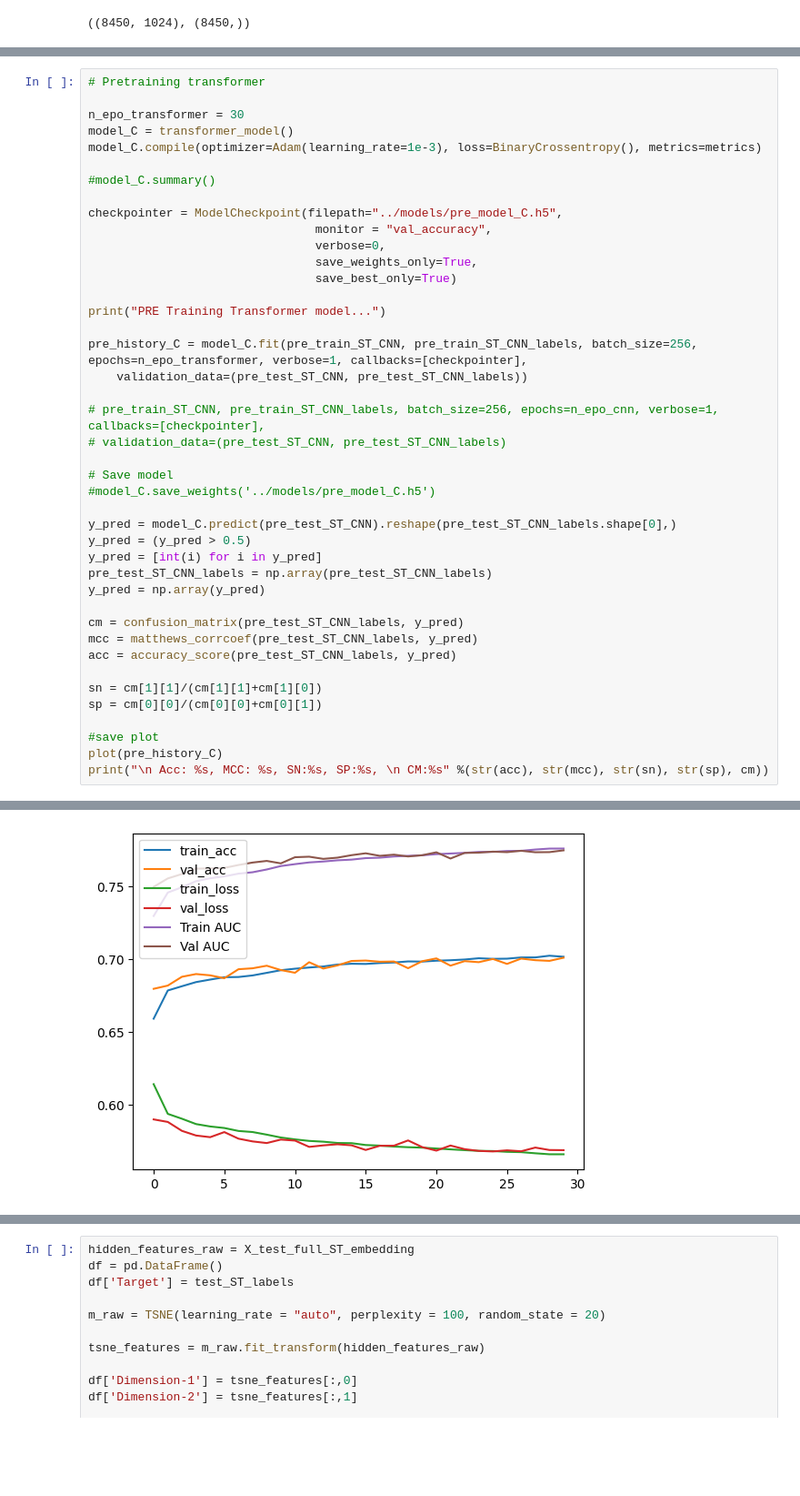
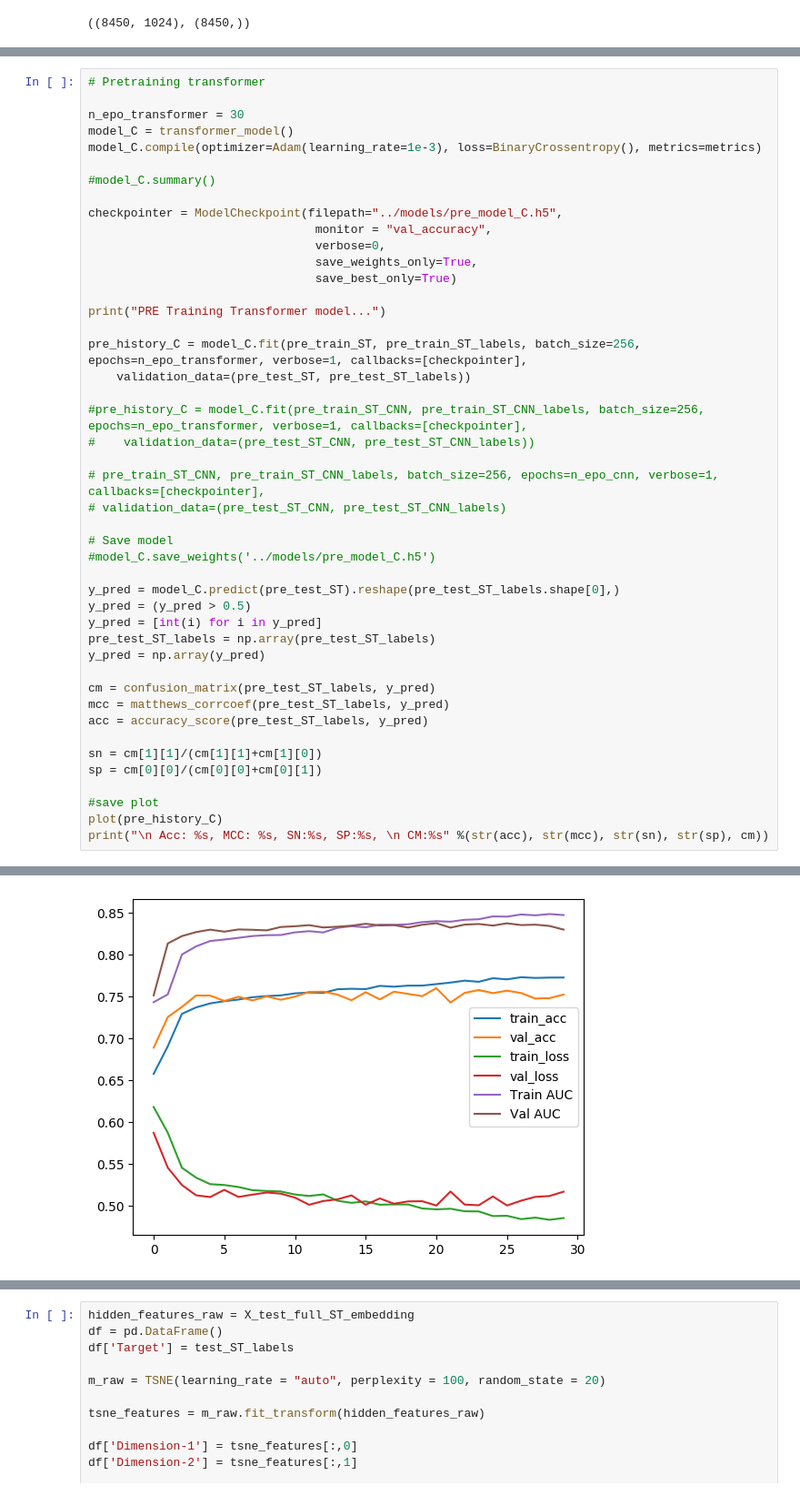
Before and after one commit to anuprulez/transformer_dephosphorylation, a Jupyter notebook: notebooks/train_prot_t5_ffn.ipynb, the cells around one changed output, grey strips where cells are left out. Shown at 91% size. Saved outputs shown, nothing was run; the diff lists cells and outputs as text; blank space fills up the shorter version.

```diff
--- a/notebooks/train_prot_t5_ffn.ipynb
+++ b/notebooks/train_prot_t5_ffn.ipynb
@@ -603,8 +582,11 @@ checkpointer = ModelCheckpoint(filepath="../models/pre_model_C.h5",
 
 print("PRE Training Transformer model...")
 
-pre_history_C = model_C.fit(pre_train_ST_CNN, pre_train_ST_CNN_labels, batch_size=256, epochs=n_epo_transformer, verbose=1, callbacks=[checkpointer],
-    validation_data=(pre_test_ST_CNN, pre_test_ST_CNN_labels))
+pre_history_C = model_C.fit(pre_train_ST, pre_train_ST_labels, batch_size=256, epochs=n_epo_transformer, verbose=1, callbacks=[checkpointer],
+    validation_data=(pre_test_ST, pre_test_ST_labels))
+
+#pre_history_C = model_C.fit(pre_train_ST_CNN, pre_train_ST_CNN_labels, batch_size=256, epochs=n_epo_transformer, verbose=1, callbacks=[checkpointer],
+#    validation_data=(pre_test_ST_CNN, pre_test_ST_CNN_labels))
 
 # pre_train_ST_CNN, pre_train_ST_CNN_labels, batch_size=256, epochs=n_epo_cnn, verbose=1, callbacks=[checkpointer],
 # validation_data=(pre_test_ST_CNN, pre_test_ST_CNN_labels)
@@ -612,15 +594,15 @@ pre_history_C = model_C.fit(pre_train_ST_CNN, pre_train_ST_CNN_labels, batch_siz
 # Save model
 #model_C.save_weights('../models/pre_model_C.h5')
 
-y_pred = model_C.predict(pre_test_ST_CNN).reshape(pre_test_ST_CNN_labels.shape[0],)
+y_pred = model_C.predict(pre_test_ST).reshape(pre_test_ST_labels.shape[0],)
 y_pred = (y_pred > 0.5)
 y_pred = [int(i) for i in y_pred]
-pre_test_ST_CNN_labels = np.array(pre_test_ST_CNN_labels)
+pre_test_ST_labels = np.array(pre_test_ST_labels)
 y_pred = np.array(y_pred)
 
-cm = confusion_matrix(pre_test_ST_CNN_labels, y_pred)
-mcc = matthews_corrcoef(pre_test_ST_CNN_labels, y_pred)
-acc = accuracy_score(pre_test_ST_CNN_labels, y_pred)
+cm = confusion_matrix(pre_test_ST_labels, y_pred)
+mcc = matthews_corrcoef(pre_test_ST_labels, y_pred)
+acc = accuracy_score(pre_test_ST_labels, y_pred)
 
 sn = cm[1][1]/(cm[1][1]+cm[1][0])
 sp = cm[0][0]/(cm[0][0]+cm[0][1])
@@ -649 +631 @@ Epoch 30/30
-[figure, old version]
+[figure, new version]
```
Also changed, not shown: parts of 19 cells of this notebook, 10 other files.
